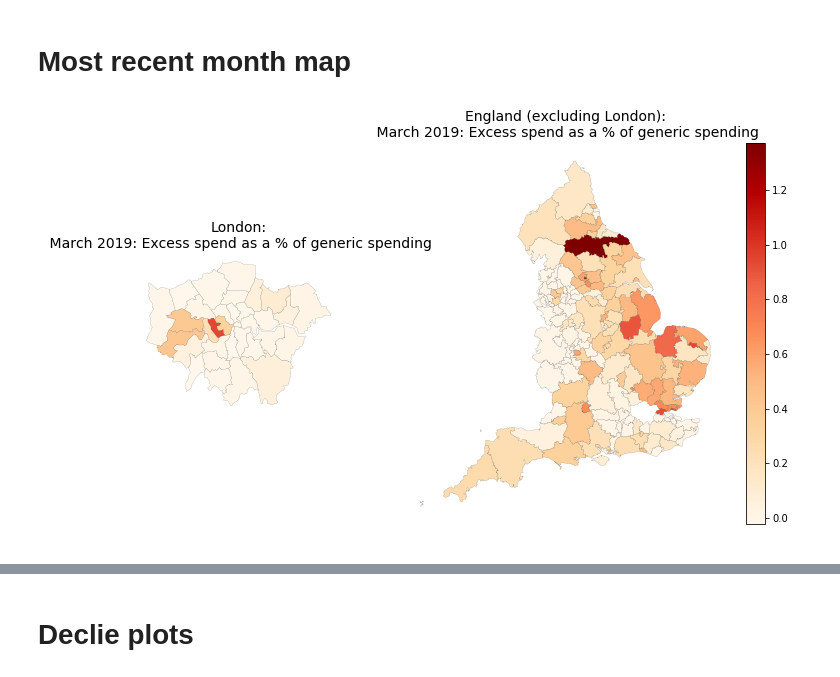
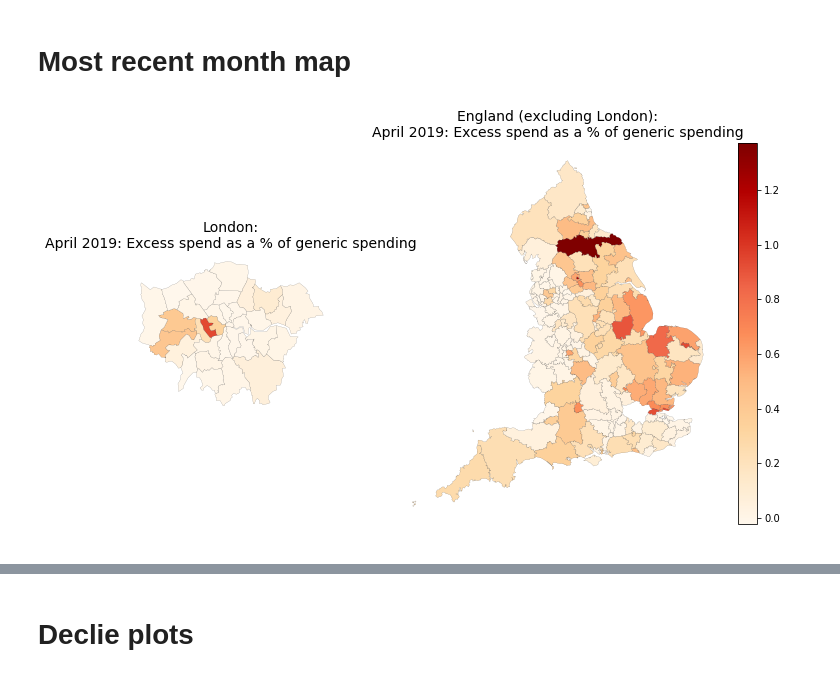
Before and after one commit to ebmdatalab/ghost_branded_generics_paper, a Jupyter notebook: Ghost Branded Generics.ipynb, the cells around one changed output, grey strips where cells are left out. Saved outputs shown, nothing was run; the diff lists cells and outputs as text; code cells hidden in the pictures.

Commit message:
update gbg.chart titles.ehr summary stats
updated chart titles to refelect April data
updated summary stats of EHR use for April
updated cartogram position

```diff
--- a/Ghost Branded Generics.ipynb
+++ b/Ghost Branded Generics.ipynb
@@ -272,12 +272,12 @@ ccg_dec18.describe()
 # Most recent month map
 # %%
 plt.figure(figsize=(12, 7))
-ccg_for_map = ccg.loc[ccg['pct']!='112']
+ccg_for_map =
 last_month = ccg_for_map.loc[ccg['month']==ccg['month'].max()]
-maps.ccg_map(last_month, title=" March 2019: Excess spend as a % of generic spending",
+maps.ccg_map(last_month, title="April 2019: Excess spend as a % of generic spending",
              column='calc_val',
              separate_london=True)
 plt.savefig(r'gbg_images\gbg_fig3_ccgmap.png')
 plt.show()
 # %% [output]
-[figure, old version]
+[figure, new version]
```
Also changed, not shown: parts of 4 cells of this notebook, 13 other files.
